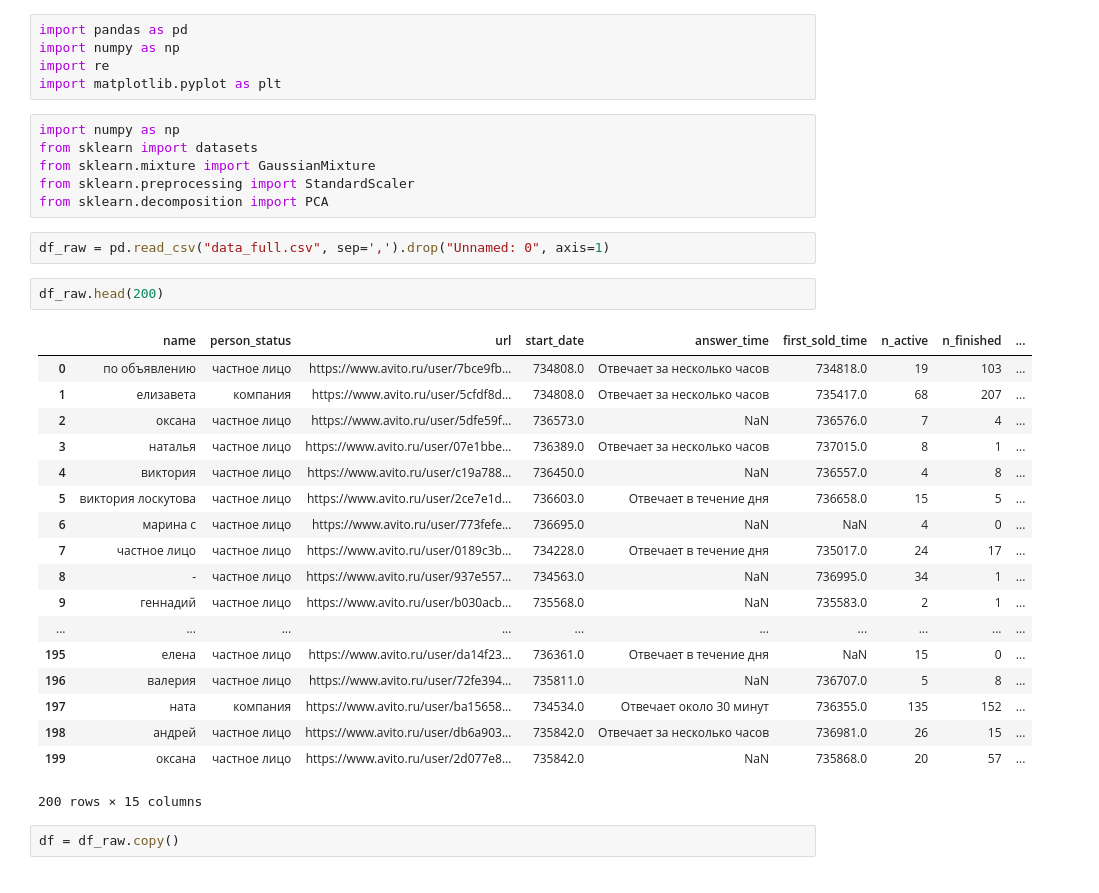
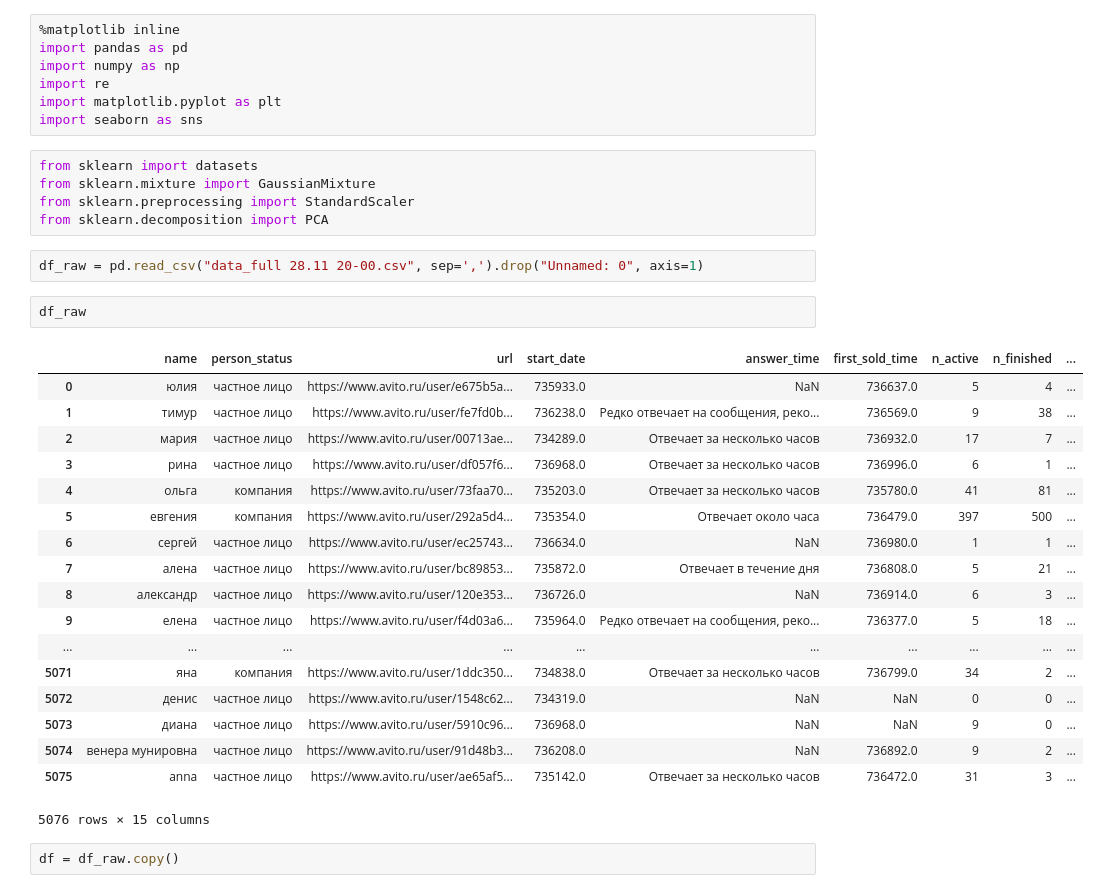
Before and after one commit to poul250/techno_project, a Jupyter notebook: primary_analysis.ipynb, the cells around one changed output. Saved outputs shown, nothing was run; the diff lists cells and outputs as text.

```diff
--- a/primary_analysis.ipynb
+++ b/primary_analysis.ipynb
@@ -1,37 +1,38 @@
 # %%
+%matplotlib inline
 import pandas as pd
 import numpy as np
 import re
 import matplotlib.pyplot as plt
+import seaborn as sns
 # %%
-import numpy as np
 from sklearn import datasets
 from sklearn.mixture import GaussianMixture
 from sklearn.preprocessing import StandardScaler
 from sklearn.decomposition import PCA
 # %%
-df_raw = pd.read_csv("data_full.csv", sep=',').drop("Unnamed: 0", axis=1)
+df_raw = pd.read_csv("data_full 28.11 20-00.csv", sep=',').drop("Unnamed: 0", axis=1)
 # %%
-df_raw.head(200)
+df_raw
 # %% [output]
 |  | name | person_status | url | start_date | answer_time | first_sold_time | n_active | n_finished | ... |
-| 0 | по объявлению | частное лицо | https://www.avito.ru/user/7bce9fb... | 734808.0 | Отвечает за несколько часов | 734818.0 | 19 | 103 | ... |
-| 1 | елизавета | компания | https://www.avito.ru/user/5cfdf8d... | 734808.0 | Отвечает за несколько часов | 735417.0 | 68 | 207 | ... |
-| 2 | оксана | частное лицо | https://www.avito.ru/user/5dfe59f... | 736573.0 | NaN | 736576.0 | 7 | 4 | ... |
-| 3 | наталья | частное лицо | https://www.avito.ru/user/07e1bbe... | 736389.0 | Отвечает за несколько часов | 737015.0 | 8 | 1 | ... |
-| 4 | виктория | частное лицо | https://www.avito.ru/user/c19a788... | 736450.0 | NaN | 736557.0 | 4 | 8 | ... |
-| 5 | виктория лоскутова | частное лицо | https://www.avito.ru/user/2ce7e1d... | 736603.0 | Отвечает в течение дня | 736658.0 | 15 | 5 | ... |
-| 6 | марина с | частное лицо | https://www.avito.ru/user/773fefe... | 736695.0 | NaN | NaN | 4 | 0 | ... |
-| 7 | частное лицо | частное лицо | https://www.avito.ru/user/0189c3b... | 734228.0 | Отвечает в течение дня | 735017.0 | 24 | 17 | ... |
-| 8 | - | частное лицо | https://www.avito.ru/user/937e557... | 734563.0 | NaN | 736995.0 | 34 | 1 | ... |
-| 9 | геннадий | частное лицо | https://www.avito.ru/user/b030acb... | 735568.0 | NaN | 735583.0 | 2 | 1 | ... |
+| 0 | юлия | частное лицо | https://www.avito.ru/user/e675b5a... | 735933.0 | NaN | 736637.0 | 5 | 4 | ... |
+| 1 | тимур | частное лицо | https://www.avito.ru/user/fe7fd0b... | 736238.0 | Редко отвечает на сообщения, реко... | 736569.0 | 9 | 38 | ... |
+| 2 | мария | частное лицо | https://www.avito.ru/user/00713ae... | 734289.0 | Отвечает за несколько часов | 736932.0 | 17 | 7 | ... |
+| 3 | рина | частное лицо | https://www.avito.ru/user/df057f6... | 736968.0 | Отвечает за несколько часов | 736996.0 | 6 | 1 | ... |
+| 4 | ольга | компания | https://www.avito.ru/user/73faa70... | 735203.0 | Отвечает за несколько часов | 735780.0 | 41 | 81 | ... |
+| 5 | евгения | компания | https://www.avito.ru/user/292a5d4... | 735354.0 | Отвечает около часа | 736479.0 | 397 | 500 | ... |
+| 6 | сергей | частное лицо | https://www.avito.ru/user/ec25743... | 736634.0 | NaN | 736980.0 | 1 | 1 | ... |
+| 7 | алена | частное лицо | https://www.avito.ru/user/bc89853... | 735872.0 | Отвечает в течение дня | 736808.0 | 5 | 21 | ... |
+| 8 | александр | частное лицо | https://www.avito.ru/user/120e353... | 736726.0 | NaN | 736914.0 | 6 | 3 | ... |
+| 9 | елена | частное лицо | https://www.avito.ru/user/f4d03a6... | 735964.0 | Редко отвечает на сообщения, реко... | 736377.0 | 5 | 18 | ... |
 | ... | ... | ... | ... | ... | ... | ... | ... | ... | ... |
-| 195 | елена | частное лицо | https://www.avito.ru/user/da14f23... | 736361.0 | Отвечает в течение дня | NaN | 15 | 0 | ... |
-| 196 | валерия | частное лицо | https://www.avito.ru/user/72fe394... | 735811.0 | NaN | 736707.0 | 5 | 8 | ... |
-| 197 | ната | компания | https://www.avito.ru/user/ba15658... | 734534.0 | Отвечает около 30 минут | 736355.0 | 135 | 152 | ... |
-| 198 | андрей | частное лицо | https://www.avito.ru/user/db6a903... | 735842.0 | Отвечает за несколько часов | 736981.0 | 26 | 15 | ... |
-| 199 | оксана | частное лицо | https://www.avito.ru/user/2d077e8... | 735842.0 | NaN | 735868.0 | 20 | 57 | ... |
+| 5071 | яна | компания | https://www.avito.ru/user/1ddc350... | 734838.0 | Отвечает за несколько часов | 736799.0 | 34 | 2 | ... |
+| 5072 | денис | частное лицо | https://www.avito.ru/user/1548c62... | 734319.0 | NaN | NaN | 0 | 0 | ... |
+| 5073 | диана | частное лицо | https://www.avito.ru/user/5910c96... | 736968.0 | NaN | NaN | 9 | 0 | ... |
+| 5074 | венера мунировна | частное лицо | https://www.avito.ru/user/91d48b3... | 736208.0 | NaN | 736892.0 | 9 | 2 | ... |
+| 5075 | anna | частное лицо | https://www.avito.ru/user/ae65af5... | 735142.0 | Отвечает за несколько часов | 736472.0 | 31 | 3 | ... |
-200 rows × 15 columns
+5076 rows × 15 columns
 # %%
 df = df_raw.copy()
 # %%
```
Also changed, not shown: parts of 17 cells of this notebook.
